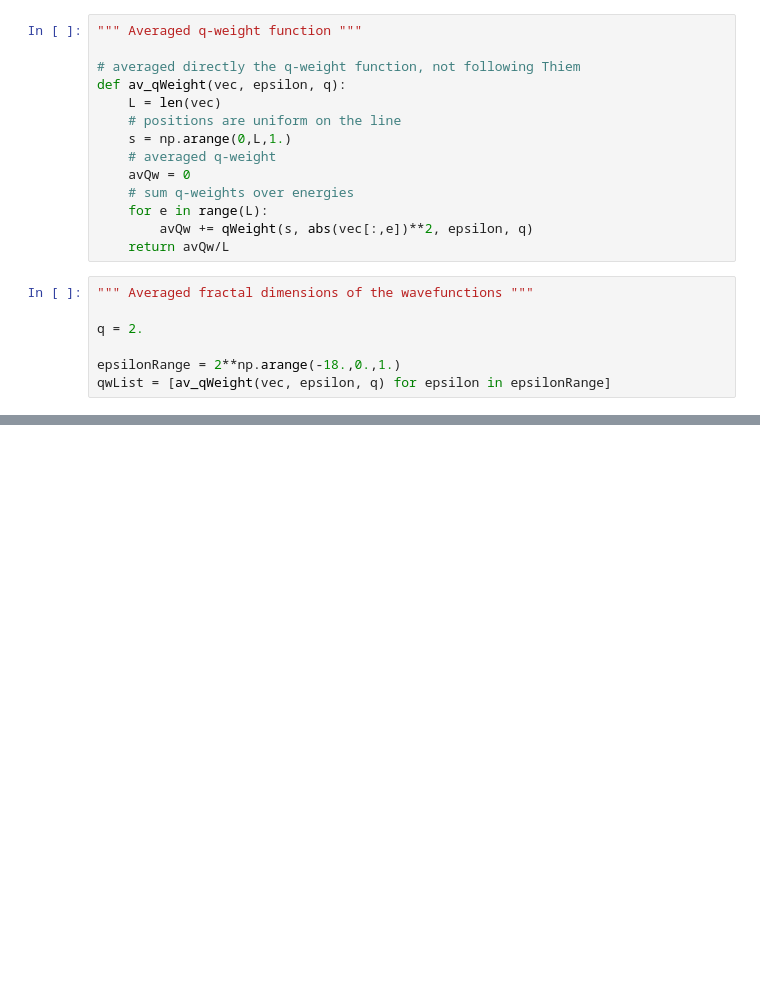
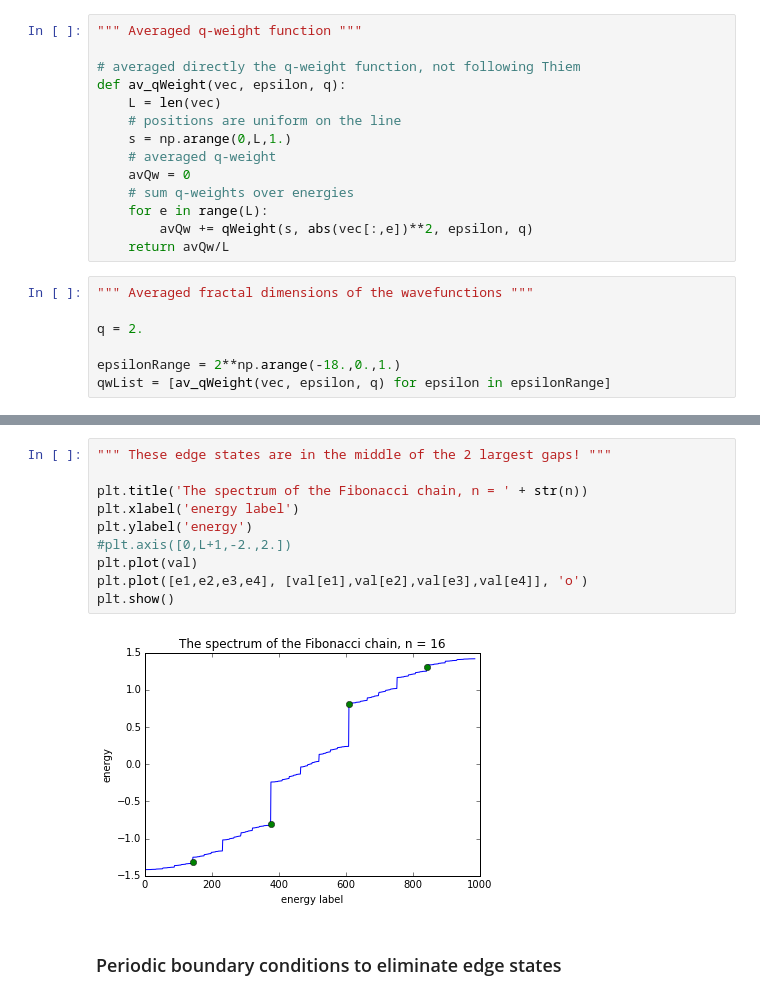
Before and after one commit to Yukee/spectrum_quasicrystals, a Jupyter notebook: Fibonacci/box_counting.ipynb, the cells around one changed output, grey strips where cells are left out. Drawn from its saved outputs; the diff is of its cells as text; blank space fills up the shorter version.

```diff
--- a/Fibonacci/box_counting.ipynb
+++ b/Fibonacci/box_counting.ipynb
@@ -414,0 +445,14 @@ def qWeightTry(s, w, epsilon, q):
+# %%
+""" These edge states are in the middle of the 2 largest gaps! """
+
+plt.title('The spectrum of the Fibonacci chain, n = ' + str(n))
+plt.xlabel('energy label')
+plt.ylabel('energy')
+#plt.axis([0,L+1,-2.,2.])
+plt.plot(val)
+plt.plot([e1,e2,e3,e4], [val[e1],val[e2],val[e3],val[e4]], 'o')
+plt.show()
+# %% [output]
+[figure, added]
+# %% [markdown]
+### Periodic boundary conditions to eliminate edge states
```
Also changed, not shown: parts of 21 cells of this notebook, 2 other files.
